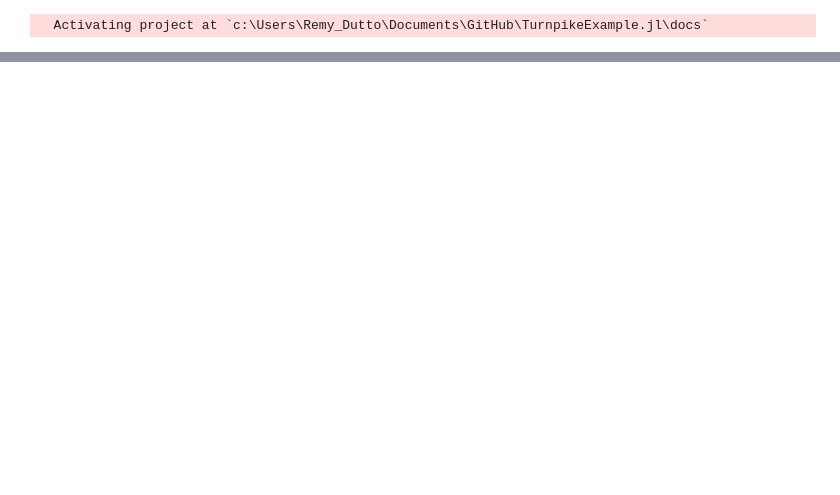
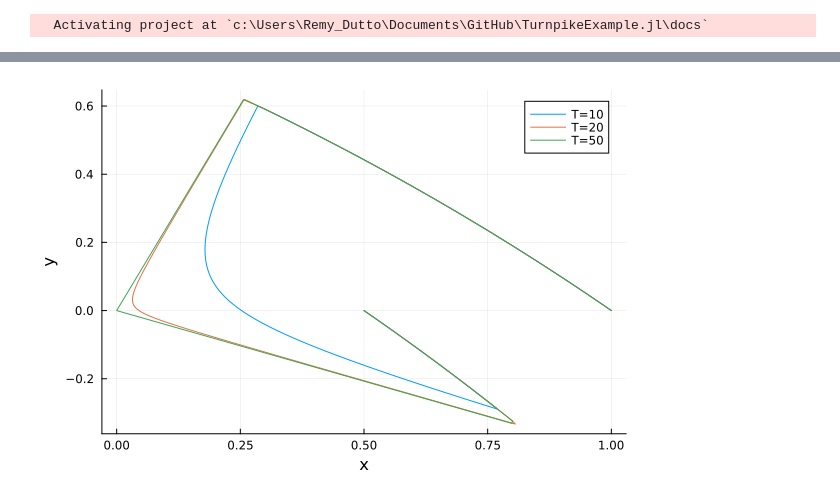
Before and after one commit to AnasXbouali/TurnpikeExample.jl, a Jupyter notebook: docs/ressources/indirect.ipynb, the cells around one changed output, grey strips where cells are left out. Saved outputs shown, nothing was run; the diff lists cells and outputs as text; code cells hidden in the pictures; blank space fills up the shorter version.

```diff
--- a/docs/ressources/indirect.ipynb
+++ b/docs/ressources/indirect.ipynb
@@ -159,0 +141,9 @@ plot!(plt_sol, flow_sol, label="indirect")
+# %%
+T = 10; time_grid = range(0, T, 1000)
+plot([x[2] for x ∈ state(flow_10).(time_grid)], [x[3] for x ∈ state(flow_10).(time_grid)], label="T=10", xlabel="x", ylabel="y")
+T = 20; time_grid = range(0, T, 1000)
+plot!([x[2] for x ∈ state(flow_20).(time_grid)], [x[3] for x ∈ state(flow_20).(time_grid)], label="T=20")
+T = 50; time_grid = range(0, T, 1000)
+plot!([x[2] for x ∈ state(flow_50).(time_grid)], [x[3] for x ∈ state(flow_50).(time_grid)], label="T=50")
+# %% [output]
+[figure, added]
```
Also changed, not shown: parts of 6 cells of this notebook, 1 other file.
